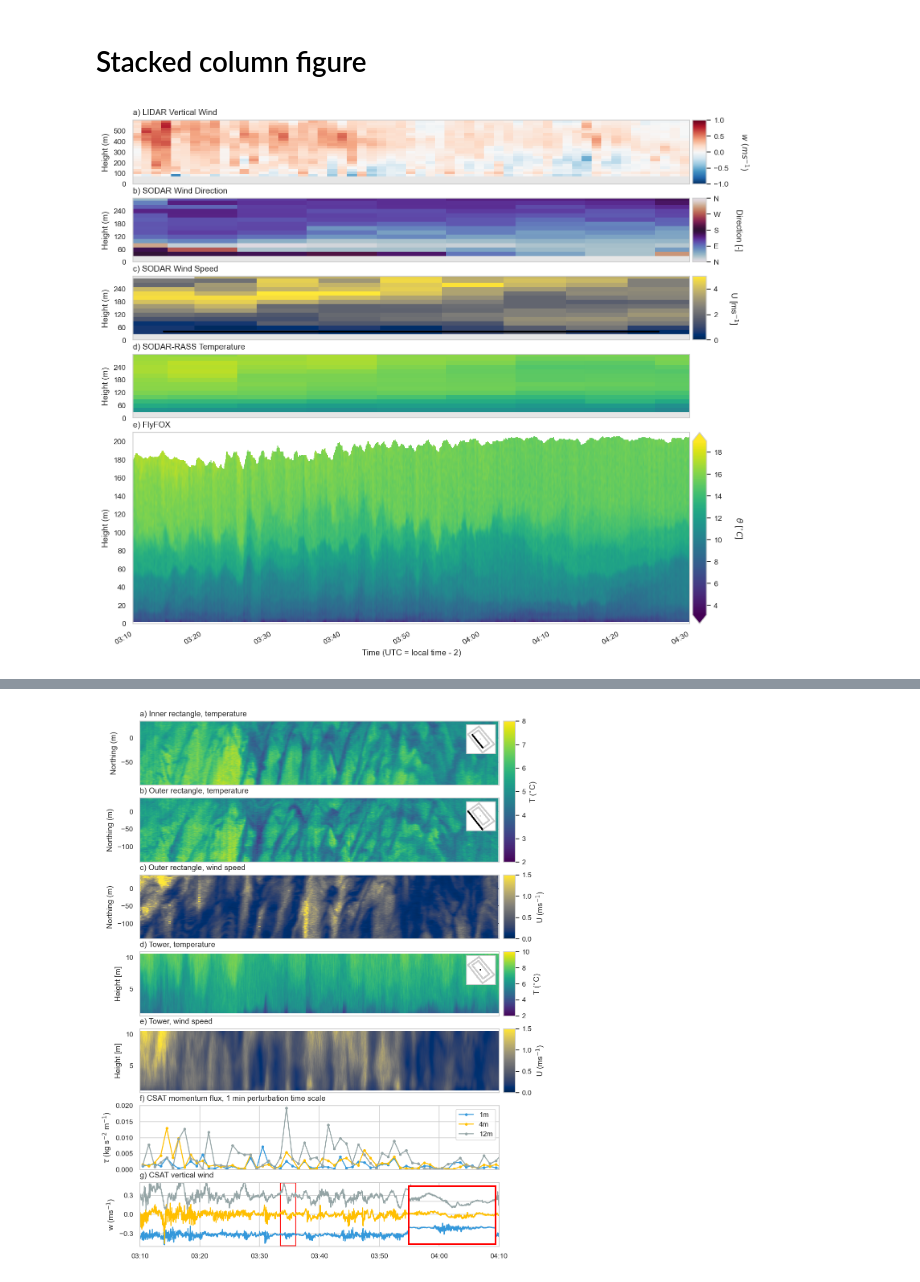
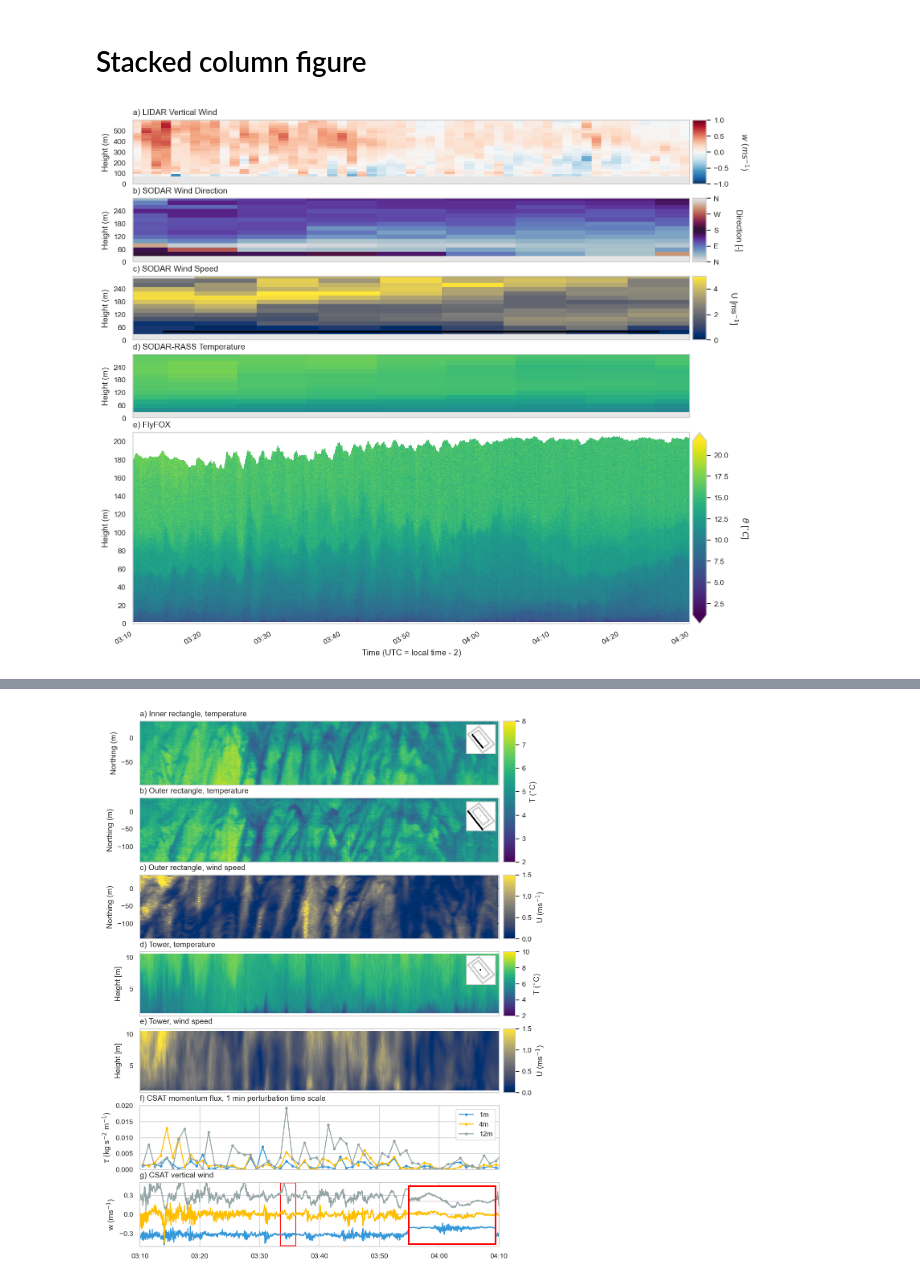
Before and after one commit to klapo/LOVE19_ESSD_Figures, a Jupyter notebook: column_July18th_ESSD-example.ipynb, the cells around one changed output, grey strips where cells are left out. Drawn from its saved outputs; the diff is of its cells as text; code cells hidden in the pictures.

Commit message:
Streamlined the notebooks for public consumption.

```diff
--- a/column_July18th_ESSD-example.ipynb
+++ b/column_July18th_ESSD-example.ipynb
@@ -50,17 +44,26 @@ dir_essd
 # %%
+# Assumes a particular relative location between the notebook and ESSD repository.
+# Additionally, the Zendodo repository was locally organized into subdirectories.
+# To run the notebook you will need to point these directories to where your data
+# are located.
+dir_notebook = os.getcwd()
+os.chdir('../..')
+dir_essd = os.getcwd()
+dir_essd = os.path.join(dir_essd, 'love_dts/ESSD-repository')
+
 # Met data
 dir_csat_flux = os.path.join(dir_essd, 'CSAT fluxes')
-dir_csat_ts = os.path.join(dir_essd, 'CSAT ts')
+dir_csat_ts = os.path.join(dir_essd, 'CSAT 20Hz')
 dir_aws = os.path.join(dir_essd, 'AWS')
 
 # Figures
 dir_print = os.path.join(dir_essd, 'figures')
 
-# DTS data (North Simba and Outer Array)
+# DTS data
 dir_fods_cross = os.path.join(dir_essd, 'FODS', 'FODS-cross')
+dir_oa = os.path.join(dir_essd, 'FODS', 'outer-array')
+dir_heating = os.path.join(dir_essd, 'FODS', 'heating-rates')
 dir_flyfox_data = os.path.join(dir_essd, 'FODS', 'FlyFOX')
-dir_oa_final = os.path.join(dir_essd, 'FODS', 'outer-array')
-dir_heating = os.path.join(dir_essd, 'FODS', 'heating-rates')
 
 # Ground-based remote sensing
 dir_sodar = os.path.join(dir_essd, 'remote-sensing', 'SODAR-RASS')
@@ -329,10 +289,8 @@ csat_ts_1s = csat_ts.resample(time='1s').mean()
 sns.set_context('paper')
 # Prep the figure
 fig = plt.figure(figsize=(12, 12))
-# fig = plt.figure(figsize=(12, 15))
 
 heights = [1, 1, 1, 1, 3]
-# heights = [1, 1, 1, 1, 3, 1, 1]
 
 widths = [1, 0.025]
 nrows = 5
@@ -355,9 +313,8 @@ ax_cbar_sodar_sp = fig.add_subplot(spec[2, 1])
 ft = 'LOVE_Flyfox_190718'
 tflight1 =  pd.Timestamp(flight_times[ft][0])
 tflight2 = pd.Timestamp('2019-07-18 04:30')
-# tflight2 =  pd.Timestamp(flight_times[ft][1])
-vmin = denoised_ff18.theta_v.min() - 273.13
-vmax = denoised_ff18.theta_v.max() - 273.13
+vmin = ff_18.theta_v.min() - 273.13
+vmax = ff_18.theta_v.max() - 273.13
 
 # Prepare the SODAR-RASS data
 t1 = tflight1.floor('10min')
@@ -468,75 +425,35 @@ ax.set_ylim(sodar_z_min, sodar_z_max)
 ax.set_yticks(sodar_z_ticks)
 ax.set_xlim(tflight1, tflight2)
 ax.set_title('d) SODAR-RASS Temperature', loc='left')
 
-# Plot the denoised FlyFOX data
+# Plot the FlyFOX data
 ax = ax_maps[4]
 
 im = ax.pcolormesh(
-    denoised_ff18.time,
-    denoised_ff18.z,
-    denoised_ff18.theta_v.rolling(time=3, center=True).mean().T - 273.13,
+    ff_18.time,
+    ff_18.z,
+    ff_18.theta_v.rolling(time=3, center=True).mean().T - 273.13,
     cmap='viridis',
     vmin=vmin,
     vmax=vmax,
     linewidth=0,
     rasterized=True,
     shading='nearest',
 )
 ax.set_ylabel('Height (m)')
 ax.set_xlabel('Time (UTC = local time - 2)')
 fig.autofmt_xdate()
 ax.set_ylim(0, 210)
 ax.set_yticks(np.arange(0, 220, 20))
 ax.set_title('e) FlyFOX', loc='left')
 ax.set_xlim(tflight1, tflight2)
 plt.colorbar(im, cax=ax_cbar_flyfox, extend='both')
 ax_cbar_flyfox.set_ylabel(r'$\theta$ [$^{\circ}C$]', rotation=270, labelpad=25)
 
-# # Plot the smoothed DTS tower data
-# ax = ax_maps[5]
-# tower_smooth = ds_tower_cold.sel(time=slice(tflight1, tflight2))
-# im = ax.pcolormesh(
-#     tower_smooth.time,
-#     tower_smooth.z + z_tb,
-#     (tower_smooth.cal_temp + (tower_smooth.z + z_tb) * 0.01).T.values,
-#     cmap='viridis',
-#     vmin=vmin,
-#     vmax=vmax,
-#     linewidth=0,
-#     rasterized=True,
-#     shading='nearest',
-# )
-# ax.set_xlim(tflight1, tflight2)
-# ax.set_ylim(ds_tower_cold.z.min() + z_tb, ds_tower_cold.z.max() + z_tb)
-# ax.set_ylabel('Height [m]')
-# ax.set_title('f) Tower FODS - Temperature', loc='left')
-
-# # Plot the FODS of wind speed
-# ax = ax_maps[6]
-# tower_smooth = tower_wind_speed.sel(time=slice(tflight1, tflight2))
-# im = ax.pcolormesh(
-#     tower_smooth.time,
-#     tower_smooth.z + z_tb,
-#     tower_smooth.T.values,
-#     cmap='cividis',
-#     vmin=0.,
-#     vmax=2.5,
-#     linewidth=0,
-#     rasterized=True,
-#     shading='nearest'
-# )
-# ax.set_xlim(tflight1, tflight2)
-# ax.set_ylim(ds_tower_cold.z.min() + z_tb, ds_tower_cold.z.max() + z_tb)
-# ax.set_ylabel('Height [m]')
-# ax.set_title('g) Tower FODS - Wind Speed', loc='left')
-
-# plt.colorbar(im, cax=ax_cbar_tower_u, extend='max')
-# ax_cbar_tower_u.set_ylabel('U [$ms^{-1}$]', rotation=270, labelpad=25)
 ax.xaxis.set_major_formatter(DateFormatter('%H:%M'))
 
 os.chdir(dir_print)
 fig.savefig('LOVE-Flyfox-190718_column-example.morning-only.v3.pdf', dpi=300, bbox_inches='tight')
 fig.savefig('LOVE-Flyfox-190718-column-example.morning-only.v3.png', dpi=300, bbox_inches='tight')
 # %% [output]
-[figure, old version]
+[figure, new version]
```
Also changed, not shown: parts of 29 cells of this notebook.
